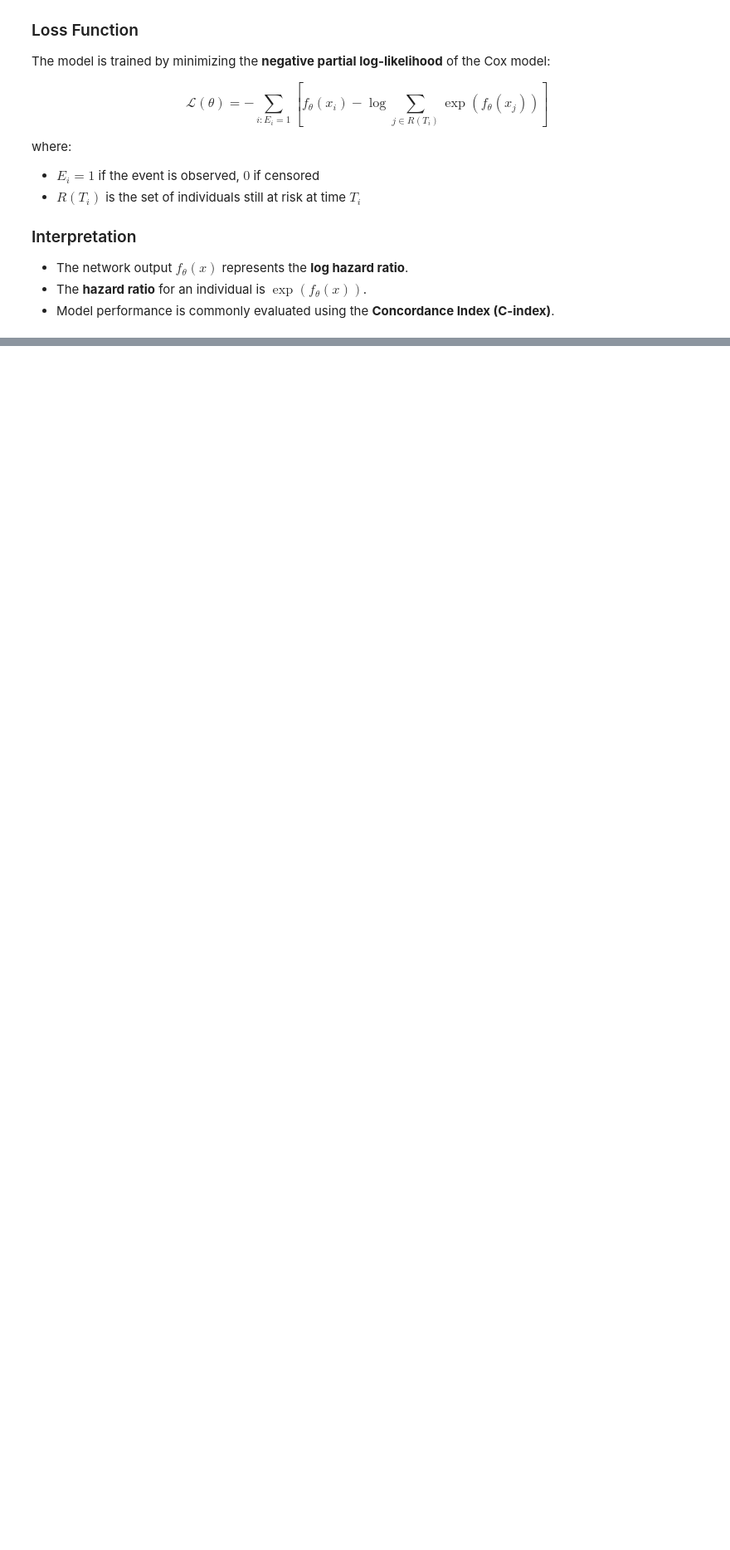
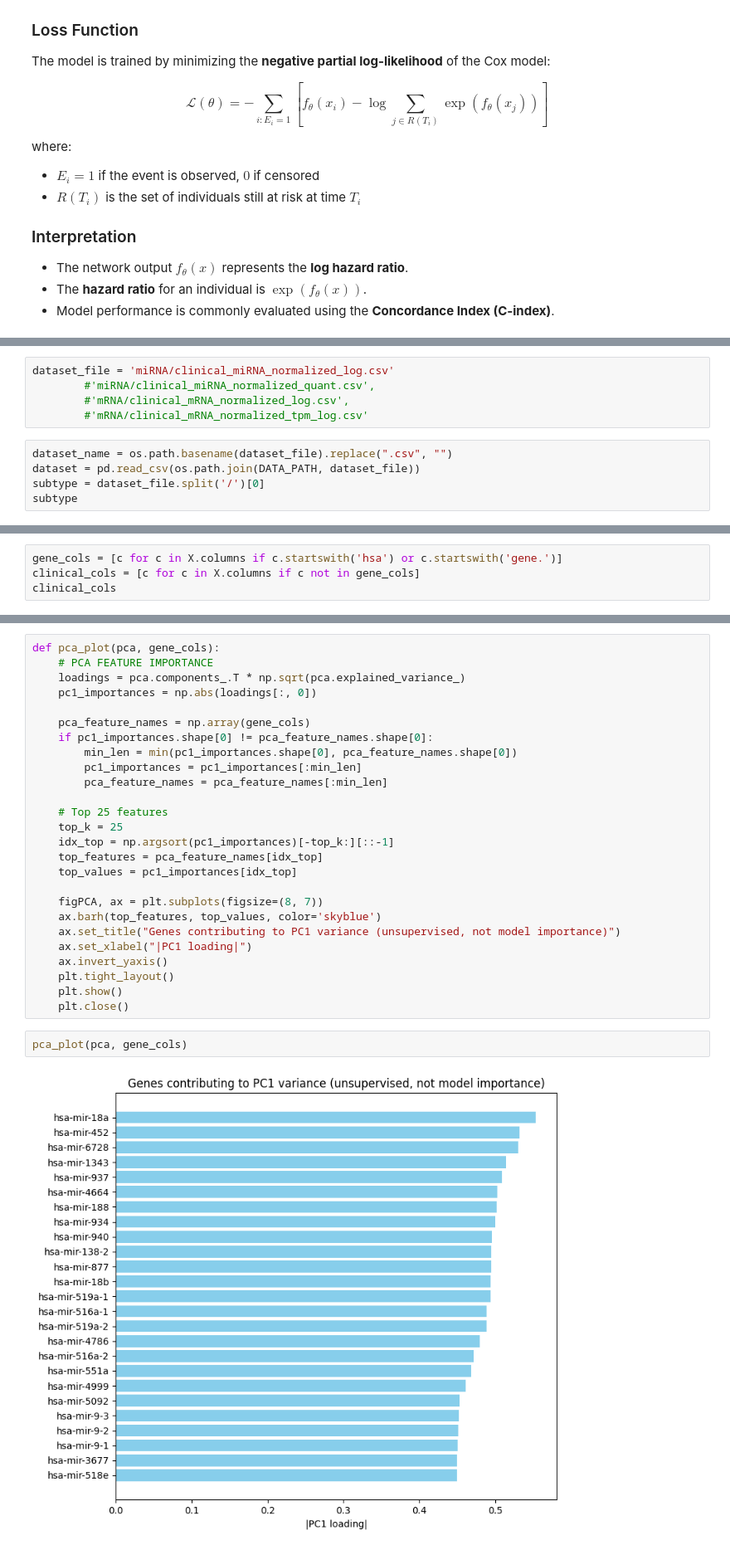
Before and after one commit to giorgiaBertacchini/miRNA_survival_analysis, a Jupyter notebook: notebooks/deepSurv.ipynb, the cells around one changed output, grey strips where cells are left out. Shown at 83% size. Drawn from its saved outputs; the diff is of its cells as text; blank space fills up the shorter version.

```diff
--- a/notebooks/deepSurv.ipynb
+++ b/notebooks/deepSurv.ipynb
@@ -96,0 +208,10 @@ where:
+# %%
+dataset_file = 'miRNA/clinical_miRNA_normalized_log.csv'
+        #'miRNA/clinical_miRNA_normalized_quant.csv',
+        #'mRNA/clinical_mRNA_normalized_log.csv',
+        #'mRNA/clinical_mRNA_normalized_tpm_log.csv'
+# %%
+dataset_name = os.path.basename(dataset_file).replace(".csv", "")
+dataset = pd.read_csv(os.path.join(DATA_PATH, dataset_file))
+subtype = dataset_file.split('/')[0]
+subtype
@@ -96,0 +264,4 @@ where:
+# %%
+gene_cols = [c for c in X.columns if c.startswith('hsa') or c.startswith('gene.')]
+clinical_cols = [c for c in X.columns if c not in gene_cols]
+clinical_cols
@@ -96,0 +635,30 @@ where:
+# %%
+def pca_plot(pca, gene_cols):
+    # PCA FEATURE IMPORTANCE
+    loadings = pca.components_.T * np.sqrt(pca.explained_variance_)
+    pc1_importances = np.abs(loadings[:, 0])
+
+    pca_feature_names = np.array(gene_cols)
+    if pc1_importances.shape[0] != pca_feature_names.shape[0]:
+        min_len = min(pc1_importances.shape[0], pca_feature_names.shape[0])
+        pc1_importances = pc1_importances[:min_len]
+        pca_feature_names = pca_feature_names[:min_len]
+
+    # Top 25 features
+    top_k = 25
+    idx_top = np.argsort(pc1_importances)[-top_k:][::-1]
+    top_features = pca_feature_names[idx_top]
+    top_values = pc1_importances[idx_top]
+
+    figPCA, ax = plt.subplots(figsize=(8, 7))
+    ax.barh(top_features, top_values, color='skyblue')
+    ax.set_title("Genes contributing to PC1 variance (unsupervised, not model importance)")
+    ax.set_xlabel("|PC1 loading|")
+    ax.invert_yaxis()
+    plt.tight_layout()
+    plt.show()
+    plt.close()
+# %%
+pca_plot(pca, gene_cols)
+# %% [output]
+[figure, added]
```
Also changed, not shown: parts of 47 cells of this notebook, 1 other file.
